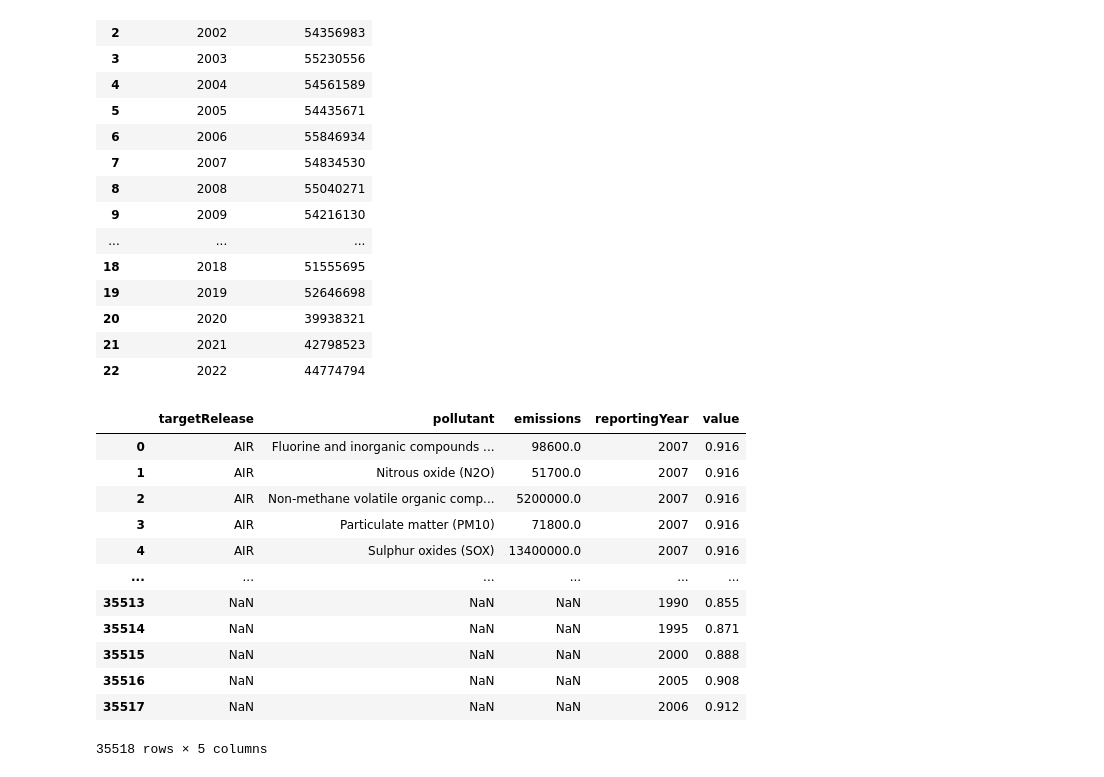
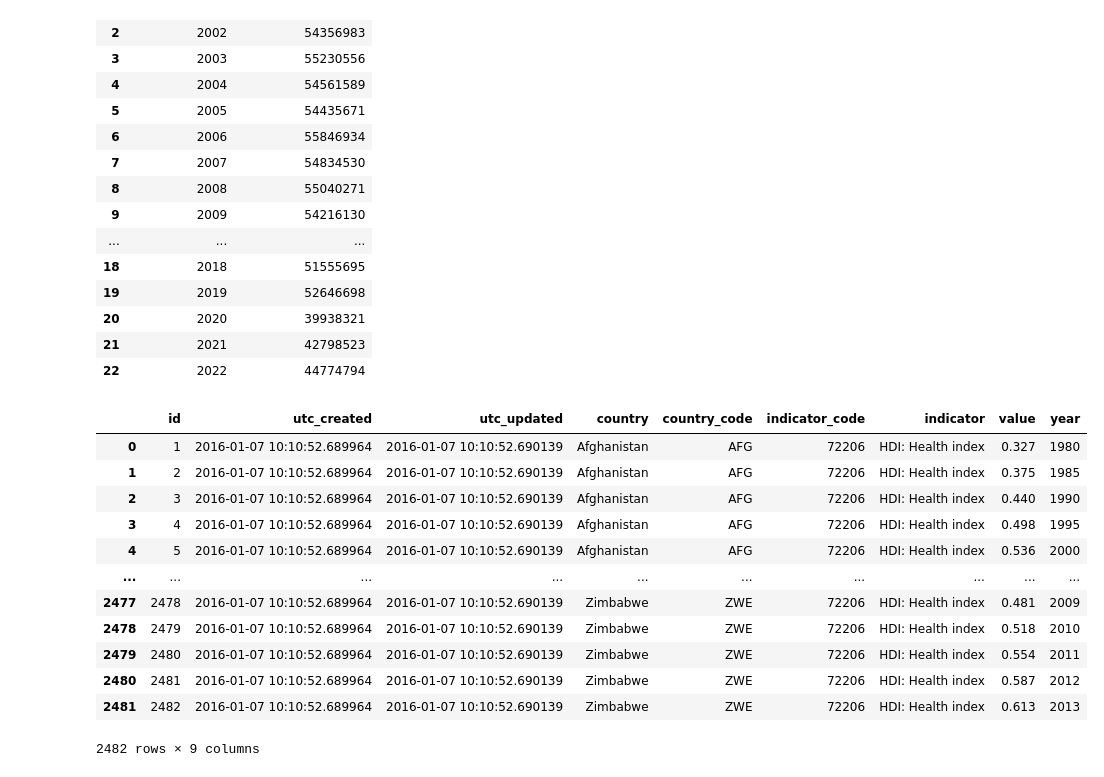
Before and after one commit to GuilhermeCasal/DataManagementFCD, a Jupyter notebook: env_analisys.ipynb, the cells around one changed output. Saved outputs shown, nothing was run; the diff lists cells and outputs as text; code cells hidden in the pictures.

```diff
--- a/env_analisys.ipynb
+++ b/env_analisys.ipynb
@@ -159,21 +182,22 @@ data3
 | 20 | 2020 | 39938321 |
 | 21 | 2021 | 42798523 |
 | 22 | 2022 | 44774794 |
-# %%
-#first merge data1 and data2
-merged_df = data1.merge(data2, on="reportingYear", how="outer")
-merged_df
-# %% [output]
-|  | targetRelease | pollutant | emissions | reportingYear | value |
-| 0 | AIR | Fluorine and inorganic compounds ... | 98600.0 | 2007 | 0.916 |
-| 1 | AIR | Nitrous oxide (N2O) | 51700.0 | 2007 | 0.916 |
-| 2 | AIR | Non-methane volatile organic comp... | 5200000.0 | 2007 | 0.916 |
-| 3 | AIR | Particulate matter (PM10) | 71800.0 | 2007 | 0.916 |
-| 4 | AIR | Sulphur oxides (SOX) | 13400000.0 | 2007 | 0.916 |
-| ... | ... | ... | ... | ... | ... |
-| 35513 | NaN | NaN | NaN | 1990 | 0.855 |
-| 35514 | NaN | NaN | NaN | 1995 | 0.871 |
-| 35515 | NaN | NaN | NaN | 2000 | 0.888 |
-| 35516 | NaN | NaN | NaN | 2005 | 0.908 |
-| 35517 | NaN | NaN | NaN | 2006 | 0.912 |
-35518 rows × 5 columns
+# %%
+#health index
+file_name = "health-index-1.csv"
+data4 = pd.read_csv(file_name)
+data4
+# %% [output]
+|  | id | utc_created | utc_updated | country | country_code | indicator_code | indicator | value | year |
+| 0 | 1 | 2016-01-07 10:10:52.689964 | 2016-01-07 10:10:52.690139 | Afghanistan | AFG | 72206 | HDI: Health index | 0.327 | 1980 |
+| 1 | 2 | 2016-01-07 10:10:52.689964 | 2016-01-07 10:10:52.690139 | Afghanistan | AFG | 72206 | HDI: Health index | 0.375 | 1985 |
+| 2 | 3 | 2016-01-07 10:10:52.689964 | 2016-01-07 10:10:52.690139 | Afghanistan | AFG | 72206 | HDI: Health index | 0.440 | 1990 |
+| 3 | 4 | 2016-01-07 10:10:52.689964 | 2016-01-07 10:10:52.690139 | Afghanistan | AFG | 72206 | HDI: Health index | 0.498 | 1995 |
+| 4 | 5 | 2016-01-07 10:10:52.689964 | 2016-01-07 10:10:52.690139 | Afghanistan | AFG | 72206 | HDI: Health index | 0.536 | 2000 |
+| ... | ... | ... | ... | ... | ... | ... | ... | ... | ... |
+| 2477 | 2478 | 2016-01-07 10:10:52.689964 | 2016-01-07 10:10:52.690139 | Zimbabwe | ZWE | 72206 | HDI: Health index | 0.481 | 2009 |
+| 2478 | 2479 | 2016-01-07 10:10:52.689964 | 2016-01-07 10:10:52.690139 | Zimbabwe | ZWE | 72206 | HDI: Health index | 0.518 | 2010 |
+| 2479 | 2480 | 2016-01-07 10:10:52.689964 | 2016-01-07 10:10:52.690139 | Zimbabwe | ZWE | 72206 | HDI: Health index | 0.554 | 2011 |
+| 2480 | 2481 | 2016-01-07 10:10:52.689964 | 2016-01-07 10:10:52.690139 | Zimbabwe | ZWE | 72206 | HDI: Health index | 0.587 | 2012 |
+| 2481 | 2482 | 2016-01-07 10:10:52.689964 | 2016-01-07 10:10:52.690139 | Zimbabwe | ZWE | 72206 | HDI: Health index | 0.613 | 2013 |
+2482 rows × 9 columns
```
Also changed, not shown: parts of 13 cells of this notebook.
